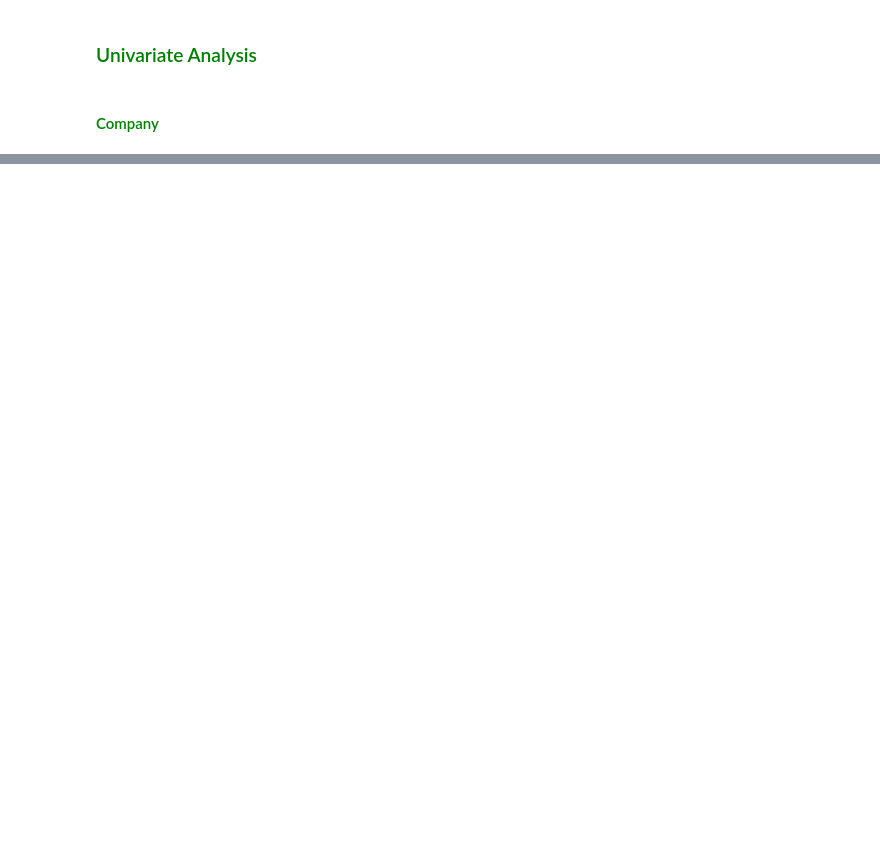
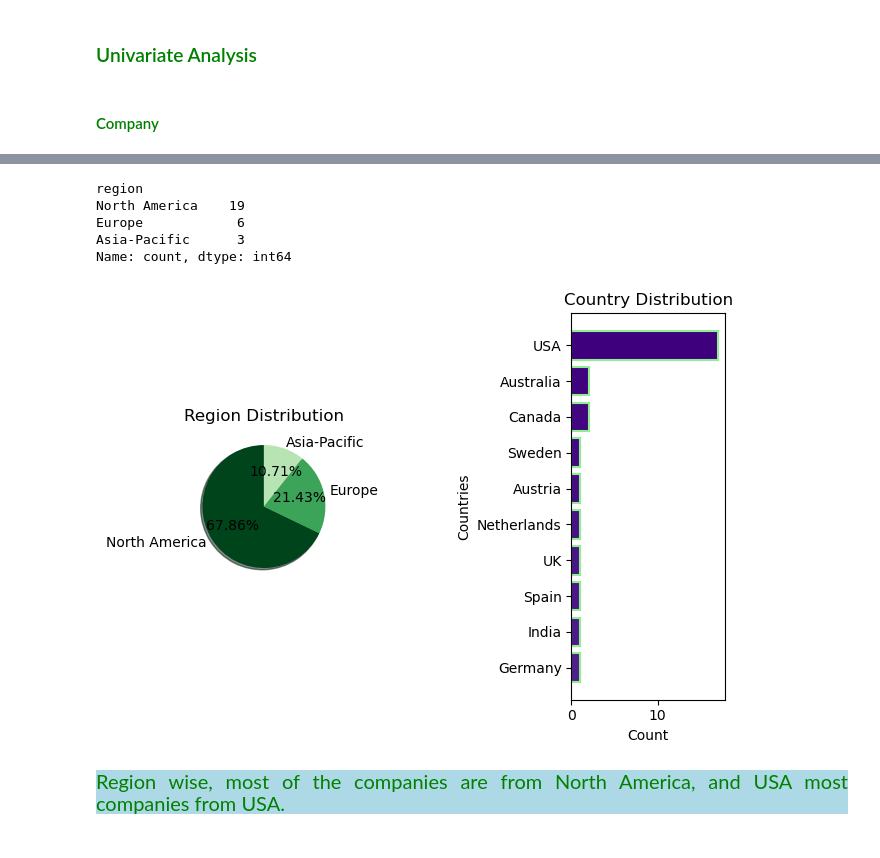
Before and after one commit to Kartika-Nidhi/DS_Projects, a Jupyter notebook: TechLayoffs2026Analysis.ipynb, the cells around one changed output, grey strips where cells are left out. Saved outputs shown, nothing was run; the diff lists cells and outputs as text; code cells hidden in the pictures; blank space fills up the shorter version.

Commit message:
Country, Hq and region analysis completed

```diff
--- a/TechLayoffs2026Analysis.ipynb
+++ b/TechLayoffs2026Analysis.ipynb
@@ -108,0 +168,44 @@ data.drop(columns = ['layoff_date', 'pre_layoff_headcount', 'ceo_quote', 'verifi
+# %%
+data['region'].value_counts()
+# %% [output]
+region
+North America    19
+Europe            6
+Asia-Pacific      3
+Name: count, dtype: int64
+# %%
+fig, ax = plt.subplots(1, 2)
+
+ax[0].pie(
+        data['region'].value_counts().values,
+    labels = data['region'].value_counts().index,
+    autopct = '%1.2f%%',
+    colors = plt.cm.Greens(np.linspace(1, 0.3, 3)),
+    startangle = 90,
+    shadow = True
+)
+ax[0].set_title('Region Distribution')
+
+
+ax[1].barh(
+    y = data['country'].value_counts().index,
+    width = data['country'].value_counts().values,
+    color = plt.cm.Purples(np.linspace(1, 0.9, 10)),
+    linewidth = 1.5,
+    edgecolor = 'lightgreen'
+)
+ax[1].set_title('Country Distribution')
+ax[1].set_ylabel('Countries')
+ax[1].set_xlabel('Count')
+ax[1].invert_yaxis()
+
+
+plt.tight_layout()
+plt.subplots_adjust(wspace = 1.5)
+plt.show()
+# %% [output]
+[figure, added]
+# %% [markdown]
+<div style = "background-color:lightblue; color:green; font-size:20px; text-align:justify">Region wise, most of the companies are from North America, and USA most companies from USA.
+# %% [markdown]
+<div>
```
Also changed, not shown: parts of 5 cells of this notebook.
